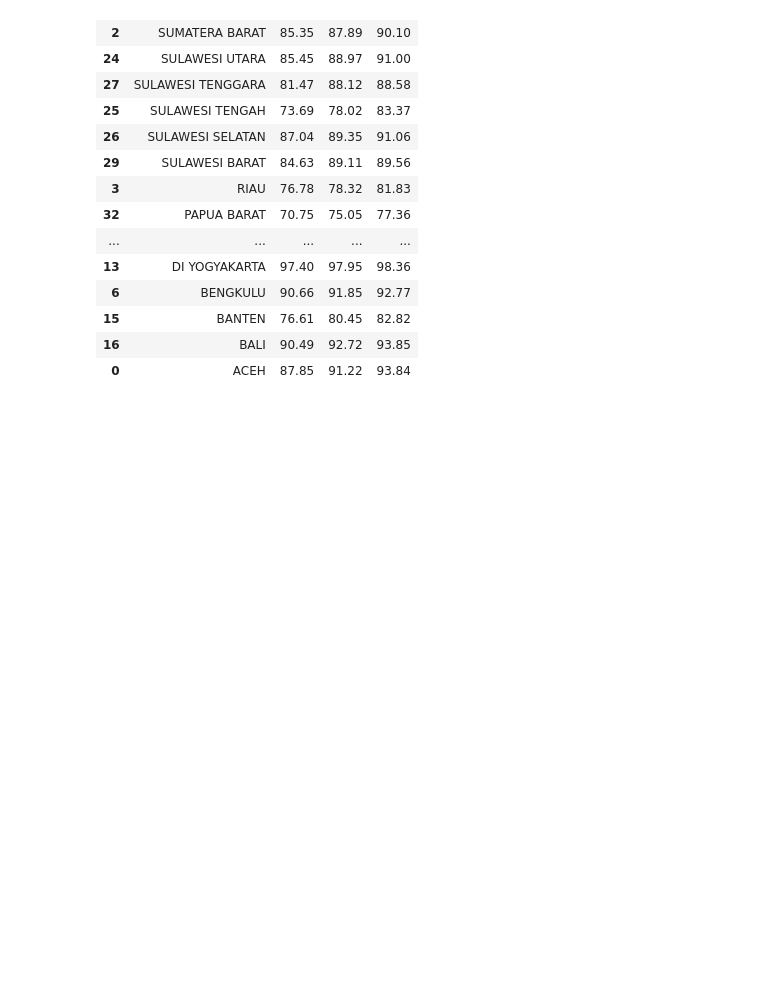
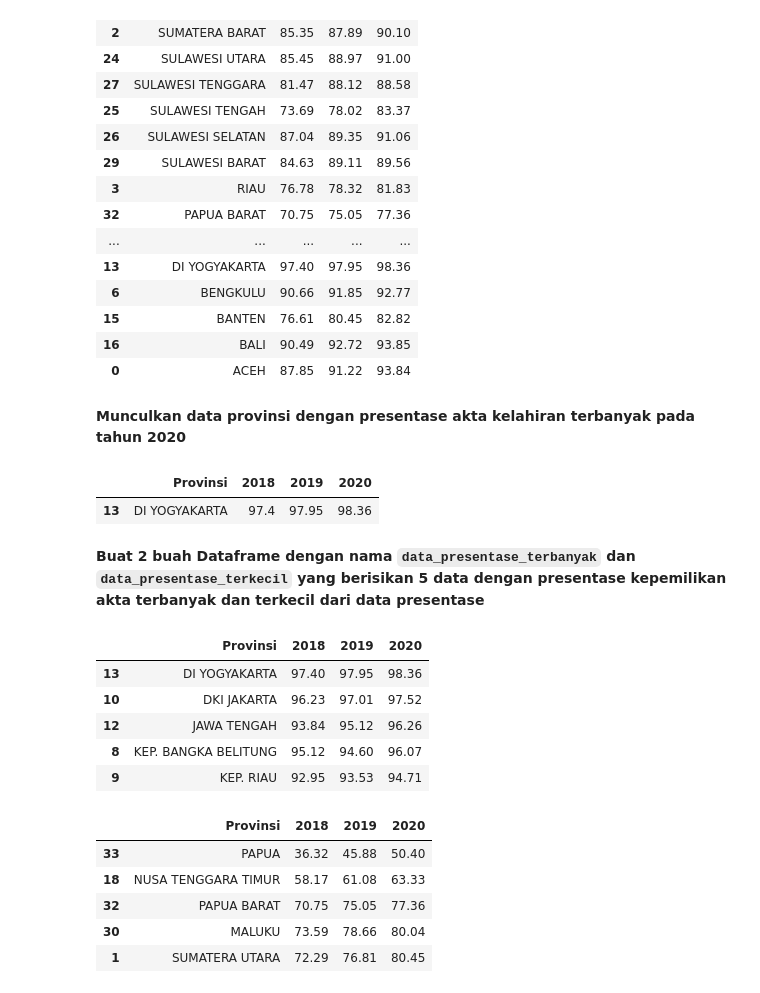
Before and after one commit to Thejautama/Project-Python, a Jupyter notebook: Project.ipynb, the cells around one changed output. Drawn from its saved outputs; the diff is of its cells as text; code cells hidden in the pictures; blank space fills up the shorter version.

```diff
--- a/Project.ipynb
+++ b/Project.ipynb
@@ -129,3 +131,35 @@ display(data_persentase.sort_values(by = 'Provinsi', ascending = 0))
 | 15 | BANTEN | 76.61 | 80.45 | 82.82 |
 | 16 | BALI | 90.49 | 92.72 | 93.85 |
 | 0 | ACEH | 87.85 | 91.22 | 93.84 |
+# %% [markdown]
+<b>Munculkan data provinsi dengan presentase akta kelahiran terbanyak pada tahun 2020<b>
+# %%
+seleksi = data_persentase['2020'] == data_persentase['2020'].max()
+
+display(data_persentase[seleksi])
+# %% [output]
+|  | Provinsi | 2018 | 2019 | 2020 |
+| 13 | DI YOGYAKARTA | 97.4 | 97.95 | 98.36 |
+# %% [markdown]
+<b>Buat 2 buah Dataframe dengan nama ``data_presentase_terbanyak`` dan ``data_presentase_terkecil`` yang berisikan 5 data dengan presentase kepemilikan akta terbanyak dan terkecil dari data presentase<b>
+# %%
+df_presentase_terbanyak = data_persentase.nlargest(5, '2020')
+print()
+
+df_presentase_terkecil = data_persentase.nsmallest(5, '2020')
+
+display(df_presentase_terbanyak)
+display(df_presentase_terkecil)
+# %% [output]
+|  | Provinsi | 2018 | 2019 | 2020 |
+| 13 | DI YOGYAKARTA | 97.40 | 97.95 | 98.36 |
+| 10 | DKI JAKARTA | 96.23 | 97.01 | 97.52 |
+| 12 | JAWA TENGAH | 93.84 | 95.12 | 96.26 |
+| 8 | KEP. BANGKA BELITUNG | 95.12 | 94.60 | 96.07 |
+| 9 | KEP. RIAU | 92.95 | 93.53 | 94.71 |
+|  | Provinsi | 2018 | 2019 | 2020 |
+| 33 | PAPUA | 36.32 | 45.88 | 50.40 |
+| 18 | NUSA TENGGARA TIMUR | 58.17 | 61.08 | 63.33 |
+| 32 | PAPUA BARAT | 70.75 | 75.05 | 77.36 |
+| 30 | MALUKU | 73.59 | 78.66 | 80.04 |
+| 1 | SUMATERA UTARA | 72.29 | 76.81 | 80.45 |
```
Also changed, not shown: parts of 7 cells of this notebook.
